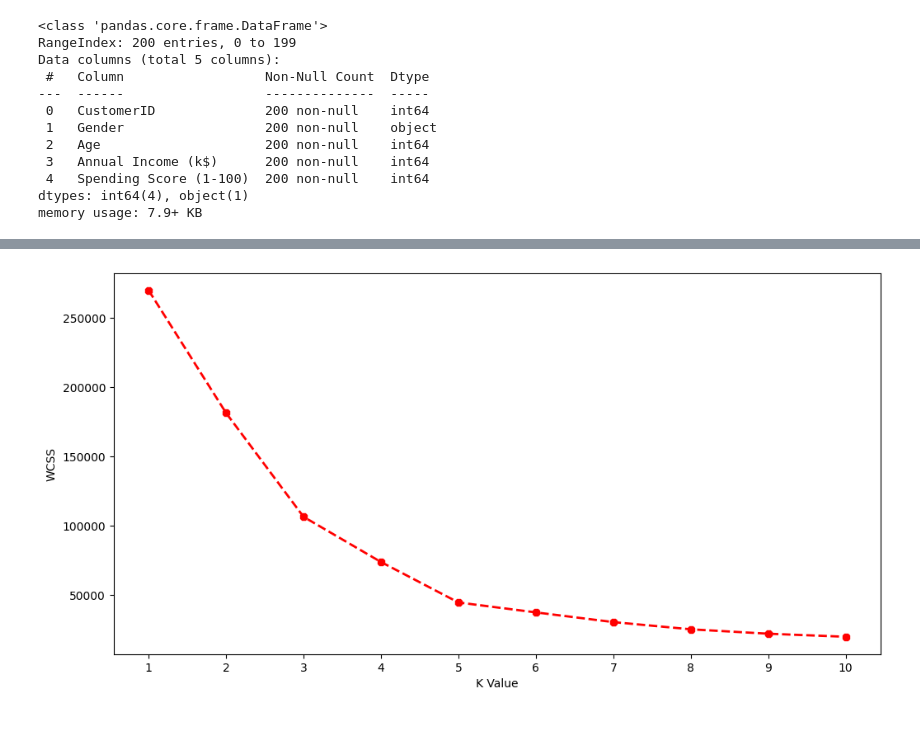
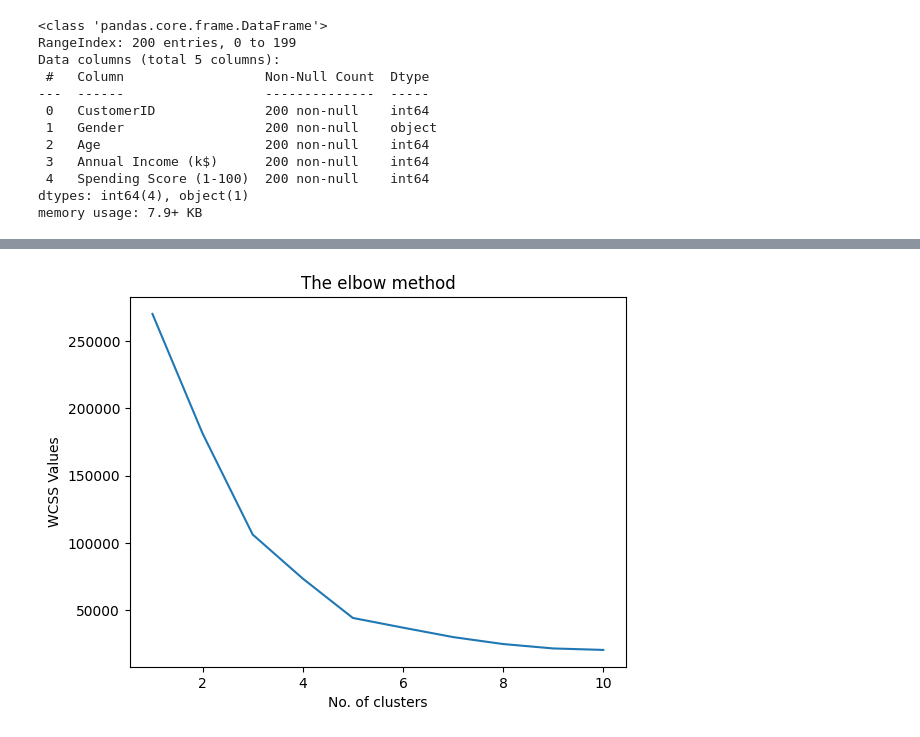
Before and after one commit to gitfarrah/PRODIGY_ML_02, a Jupyter notebook: Task_02.ipynb, the cells around one changed output, grey strips where cells are left out. Drawn from its saved outputs; the diff is of its cells as text; code cells hidden in the pictures.

```diff
--- a/Task_02.ipynb
+++ b/Task_02.ipynb
@@ -106,15 +48,13 @@ for i in range(1 , 11):
   kmeans = KMeans(n_clusters= i , init = 'k-means++' , random_state=0)
   kmeans.fit(X)
   wcss.append(kmeans.inertia_)
-# %%
-# Plot the Elbow method graph
-plt.figure(figsize=(12,6))
-plt.plot(range(1,11),wcss, linewidth=2, color="red",linestyle="--", marker ="8" )
-plt.xlabel("K Value")
-plt.xticks(np.arange(1,11,1))
-plt.ylabel("WCSS")
-plt.show()
-# %% [output]
-[figure, removed]
+# %%
+plt.plot(range(1 , 11) , wcss)
+plt.title ('The elbow method')
+plt.xlabel('No. of clusters')
+plt.ylabel('WCSS Values')
+plt.show()
+# %% [output]
+[figure, added]
 # %%
 kmeansmodel = KMeans(n_clusters = 5 , init='k-means++' , random_state=0)
```
Also changed, not shown: parts of 8 cells of this notebook.
